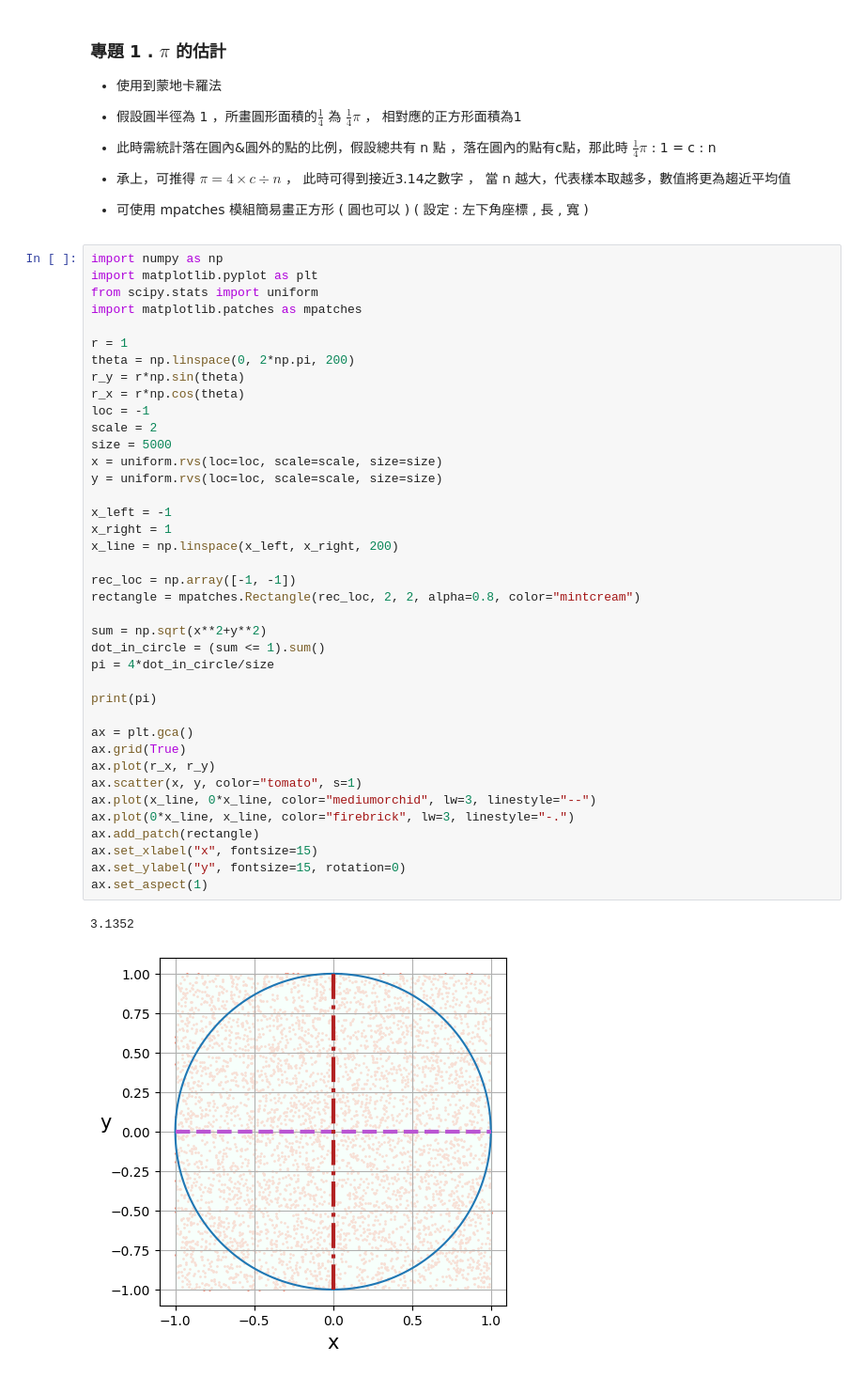
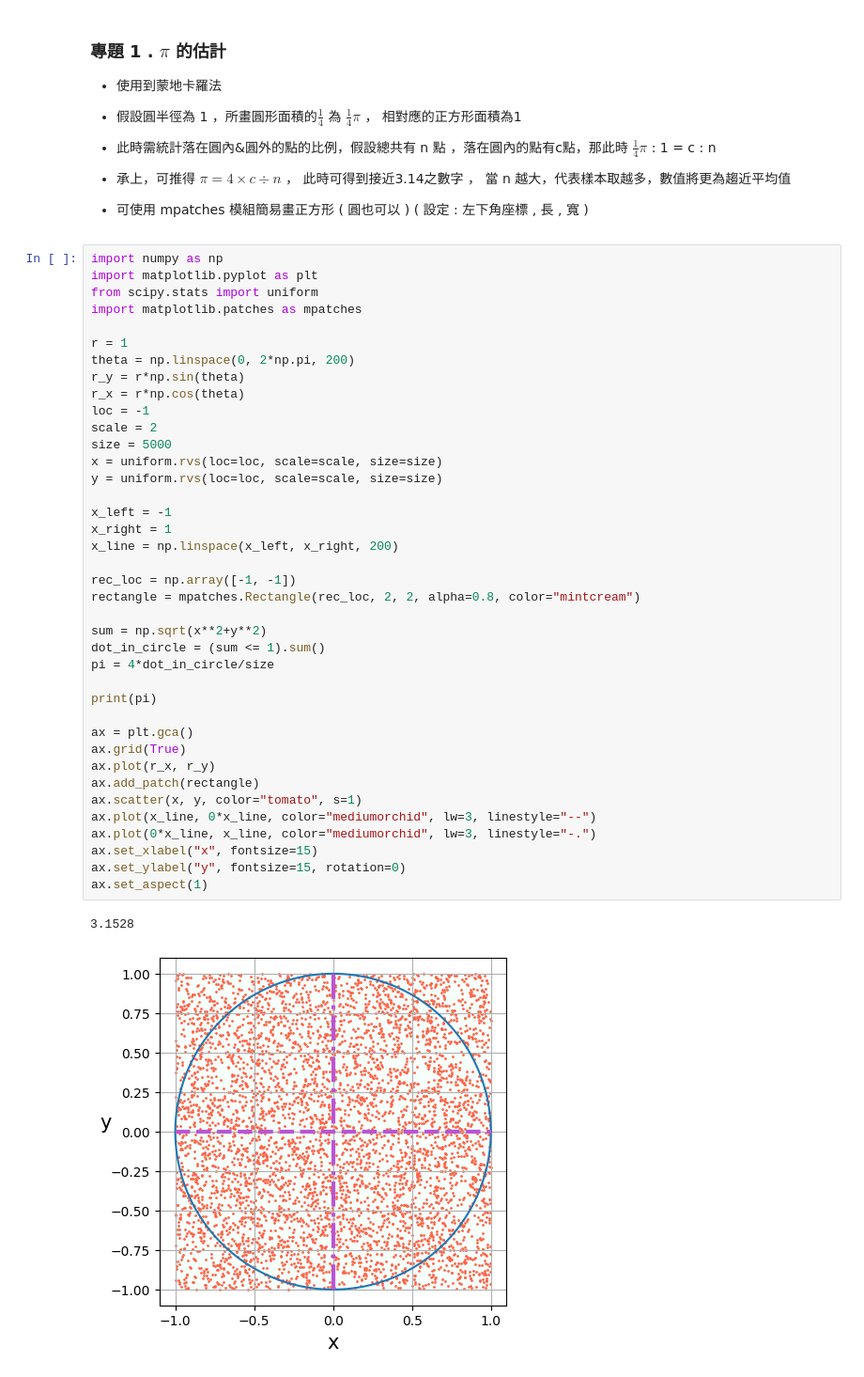
Before and after one commit to Simmonslin/PyStatistics, a Jupyter notebook: pi_estimation.ipynb, the cells around one changed output. Shown: that part at 94% size. Drawn from its saved outputs; the diff is of its cells as text.

```diff
--- a/pi_estimation.ipynb
+++ b/pi_estimation.ipynb
@@ -21,34 +21,34 @@ theta = np.linspace(0, 2*np.pi, 200)
 r_y = r*np.sin(theta)
 r_x = r*np.cos(theta)
 loc = -1
 scale = 2
 size = 5000
 x = uniform.rvs(loc=loc, scale=scale, size=size)
 y = uniform.rvs(loc=loc, scale=scale, size=size)
 
 x_left = -1
 x_right = 1
 x_line = np.linspace(x_left, x_right, 200)
 
 rec_loc = np.array([-1, -1])
 rectangle = mpatches.Rectangle(rec_loc, 2, 2, alpha=0.8, color="mintcream")
 
 sum = np.sqrt(x**2+y**2)
 dot_in_circle = (sum <= 1).sum()
 pi = 4*dot_in_circle/size
 
 print(pi)
 
 ax = plt.gca()
 ax.grid(True)
 ax.plot(r_x, r_y)
+ax.add_patch(rectangle)
 ax.scatter(x, y, color="tomato", s=1)
 ax.plot(x_line, 0*x_line, color="mediumorchid", lw=3, linestyle="--")
-ax.plot(0*x_line, x_line, color="firebrick", lw=3, linestyle="-.")
-ax.add_patch(rectangle)
+ax.plot(0*x_line, x_line, color="mediumorchid", lw=3, linestyle="-.")
 ax.set_xlabel("x", fontsize=15)
 ax.set_ylabel("y", fontsize=15, rotation=0)
 ax.set_aspect(1)
 # %% [output]
-3.1352
+3.1528
-[figure, old version]
+[figure, new version]
```
Also changed, not shown: parts of 2 cells of this notebook.
